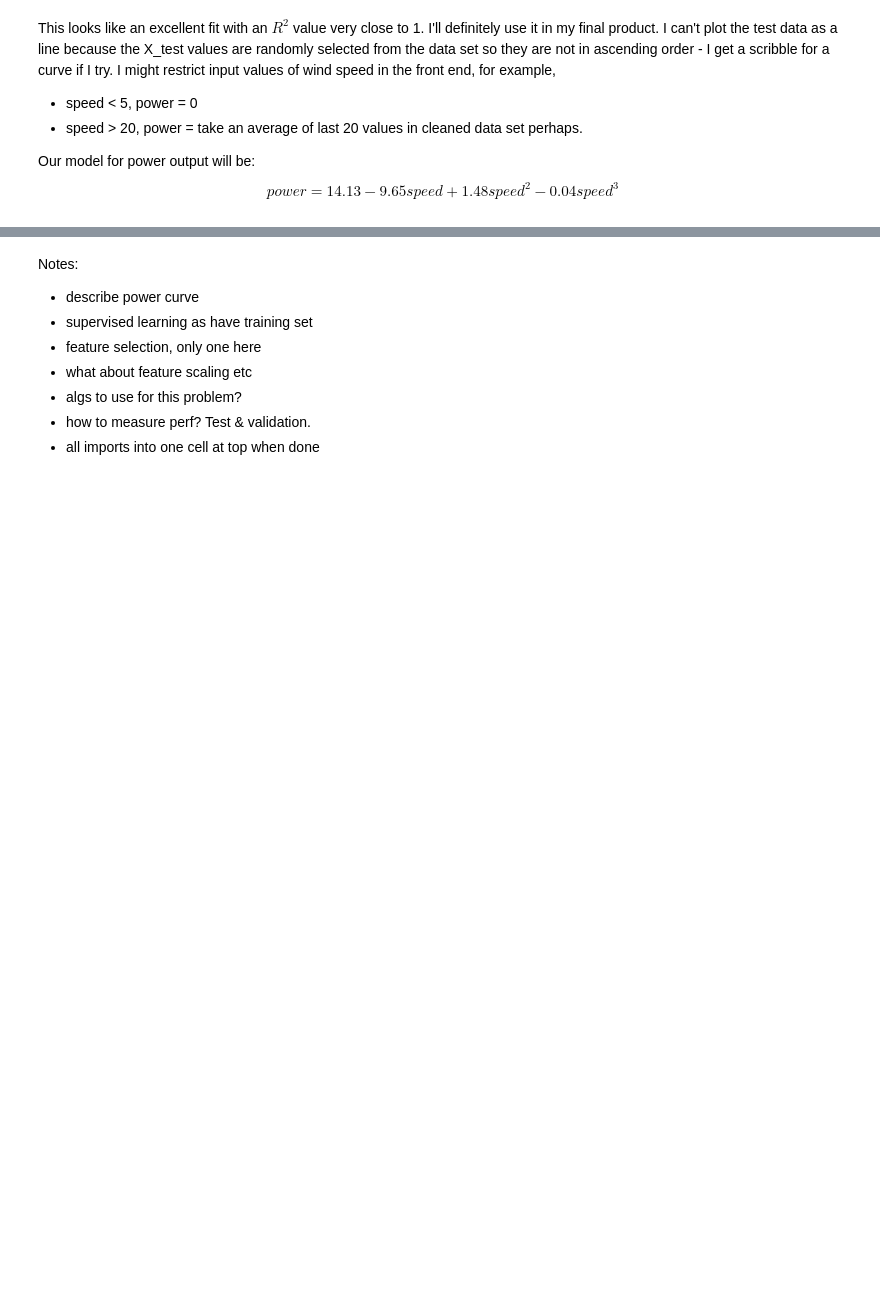
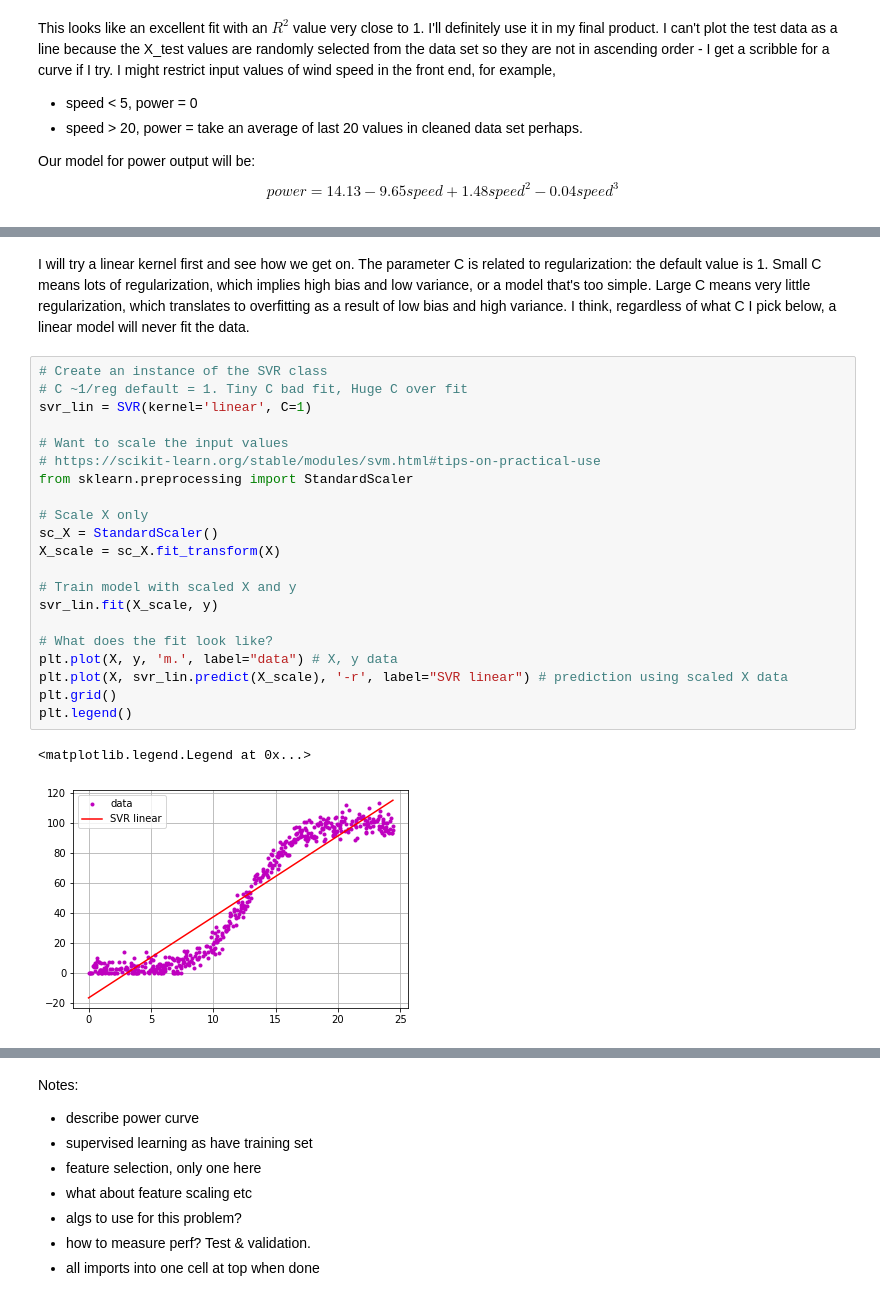
Before and after one commit to elizabethdaly/project-machine-learning, a Jupyter notebook: project-machine-learning.ipynb, the cells around one changed output, grey strips where cells are left out. Saved outputs shown, nothing was run; the diff lists cells and outputs as text; blank space fills up the shorter version.

```diff
--- a/project-machine-learning.ipynb
+++ b/project-machine-learning.ipynb
@@ -348,0 +372,26 @@ $$ power = 14.13 - 9.65 speed + 1.48 speed^2 - 0.04 speed^3$$
+# %% [markdown]
+I will try a linear kernel first and see how we get on. The parameter C is related to regularization: the default value is 1. Small C means lots of regularization, which implies high bias and low variance, or a model that's too simple. Large C means very little regularization, which translates to overfitting as a result of low bias and high variance. I think, regardless of what C I pick below, a linear model will never fit the data.
+# %%
+# Create an instance of the SVR class
+# C ~1/reg default = 1. Tiny C bad fit, Huge C over fit
+svr_lin = SVR(kernel='linear', C=1)
+
+# Want to scale the input values
+# https://scikit-learn.org/stable/modules/svm.html#tips-on-practical-use
+from sklearn.preprocessing import StandardScaler
+
+# Scale X only
+sc_X = StandardScaler()
+X_scale = sc_X.fit_transform(X)
+
+# Train model with scaled X and y
+svr_lin.fit(X_scale, y)
+
+# What does the fit look like?
+plt.plot(X, y, 'm.', label="data") # X, y data
+plt.plot(X, svr_lin.predict(X_scale), '-r', label="SVR linear") # prediction using scaled X data
+plt.grid()
+plt.legend()
+# %% [output]
+<matplotlib.legend.Legend at 0x...>
+[figure, added]
```
Also changed, not shown: parts of 25 cells of this notebook.
